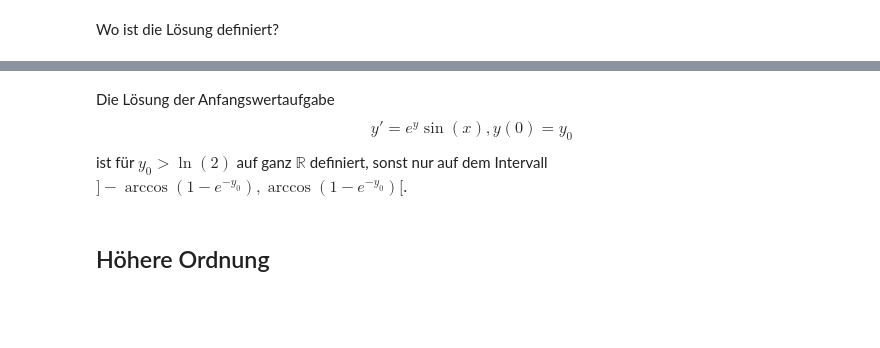
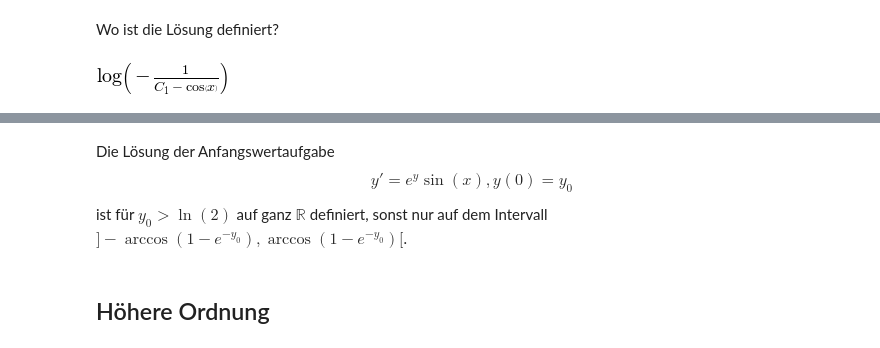
Before and after one commit to Ruediger-Braun/compana16, a Jupyter notebook: Lektion11.ipynb, the cells around one changed output, grey strips where cells are left out. Cells and saved outputs as stored; diff of their text form; code cells hidden in the pictures; blank space fills up the shorter version.

```diff
--- a/Lektion11.ipynb
+++ b/Lektion11.ipynb
@@ -185,4 +251,8 @@ plt.quiver(X, Y, np.ones_like(X), vf, angles='xy');
 # %% [markdown]
 Wo ist die Lösung definiert?
+# %%
+f
+# %% [output]
+[figure, added]
 # %%
 denom(exp(f_y0))
```
Also changed, not shown: parts of 41 cells of this notebook.
